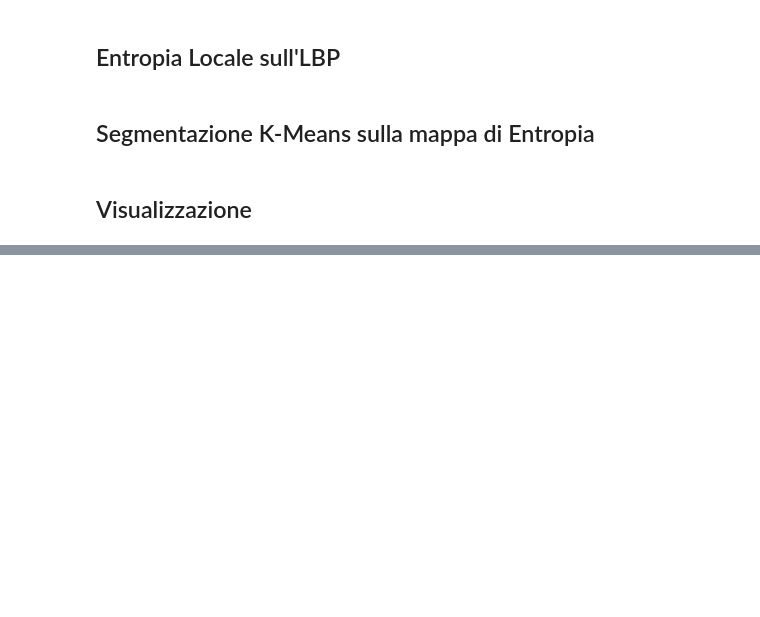
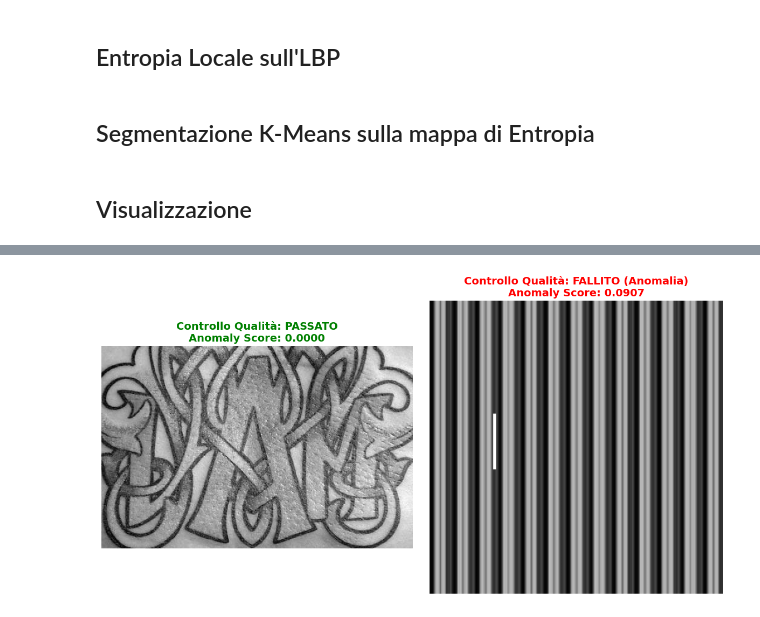
Before and after one commit to Marco1743/SIV-Texture-Anomaly-detection, a Jupyter notebook: main.ipynb, the cells around one changed output, grey strips where cells are left out. Saved outputs shown, nothing was run; the diff lists cells and outputs as text; code cells hidden in the pictures; blank space fills up the shorter version.

```diff
--- a/main.ipynb
+++ b/main.ipynb
@@ -288,0 +333,91 @@ plt.show()
+# %%
+import torch
+import torch.nn.functional as F
+import torchvision.transforms as transforms
+from PIL import Image
+import os
+import matplotlib.pyplot as plt
+import numpy as np
+
+# Importiamo solo la funzione per creare l'encoder, non ci serve più tutta l'impalcatura MoCo!
+from model import create_encoder
+
+print("--- FASE 1: Risveglio del Cervello ---")
+device = torch.device("cuda" if torch.cuda.is_available() else "cpu")
+
+# Creiamo l'encoder vuoto e ci carichiamo dentro i "ricordi" (i pesi) che hai appena salvato
+encoder = create_encoder(dim_projection=128).to(device)
+encoder.load_state_dict(torch.load("moco_encoder_weights.pth", map_location=device))
+encoder.eval() # Modalità inferenza: spegniamo l'apprendimento e i gradienti
+print("Pesi caricati con successo. Rete in modalità Eval.")
+
+# La trasformazione base per il test
+transform = transforms.Compose([
+    transforms.Resize((224, 224)),
+    transforms.ToTensor()
+])
+
+print("\n--- FASE 2: Costruzione della Banca della Normalità ---")
+# Estraiamo le feature di 100 immagini sane per avere un riferimento statistico solido
+train_dir = 'data/train/good'
+train_paths = [os.path.join(train_dir, f) for f in os.listdir(train_dir)][:100]
+
+normal_features = []
+with torch.no_grad(): # Niente calcolo dei gradienti, risparmiamo memoria
+    for path in train_paths:
+        img = Image.open(path).convert('L')
+        img_t = transform(img).unsqueeze(0).to(device)
+        feat = encoder(img_t)
+        feat = F.normalize(feat, dim=1) # Normalizziamo il vettore a lunghezza 1
+        normal_features.append(feat)
+
+# Impiliamo tutti i vettori sani in un'unica grande matrice [100, 128]
+normal_bank = torch.cat(normal_features, dim=0)
+print(f"Banca completata! Forma della matrice: {normal_bank.shape}")
+
+print("\n--- FASE 3: Calcolo dell'Anomaly Score ---")
+def get_anomaly_score(img_path):
+    """
+    Calcola quanto un'immagine è 'lontana' dalla normalità.
+    """
+    img = Image.open(img_path).convert('L')
+    img_t = transform(img).unsqueeze(0).to(device)
+
+    with torch.no_grad():
+        feat = encoder(img_t)
+        feat = F.normalize(feat, dim=1)
+
+    # Calcoliamo la similarità tra questa immagine e TUTTE le 100 immagini sane
+    similarities = torch.mm(feat, normal_bank.T) # Moltiplicazione tra matrici
+
+    # Troviamo la texture sana più simile a questa
+    max_sim = torch.max(similarities).item()
+
+    # L'Anomaly Score è l'inverso della similarità: (1 - similarità)
+    # Se è identica a una sana = 0. Se è diversissima = numero alto!
+    anomaly_score = 1.0 - max_sim
+    return img, anomaly_score
+
+# Scegliamo un'immagine di training (dovrebbe avere score basso) e una di test (score alto)
+img_sana, score_sano = get_anomaly_score(train_paths[0])
+img_anomala, score_anomalo = get_anomaly_score('data/test/anomaly/anom_0.png')
+
+print(f"-> Score Immagine SANA:    {score_sano:.4f}")
+print(f"-> Score Immagine ANOMALA: {score_anomalo:.4f}")
+
+# Visualizzazione del Trionfo
+plt.figure(figsize=(12, 6))
+
+plt.subplot(1, 2, 1)
+plt.title(f"Controllo Qualità: PASSATO\nAnomaly Score: {score_sano:.4f}", color='green', fontsize=14, fontweight='bold')
+plt.imshow(img_sana, cmap='gray')
+plt.axis('off')
+
+plt.subplot(1, 2, 2)
+plt.title(f"Controllo Qualità: FALLITO (Anomalia)\nAnomaly Score: {score_anomalo:.4f}", color='red', fontsize=14, fontweight='bold')
+plt.imshow(img_anomala, cmap='gray')
+plt.axis('off')
+
+plt.tight_layout()
+plt.show()
+# %% [output]
@@ -288,0 +433 @@ plt.show()
+[figure, added]
```
Also changed, not shown: parts of 10 cells of this notebook.
